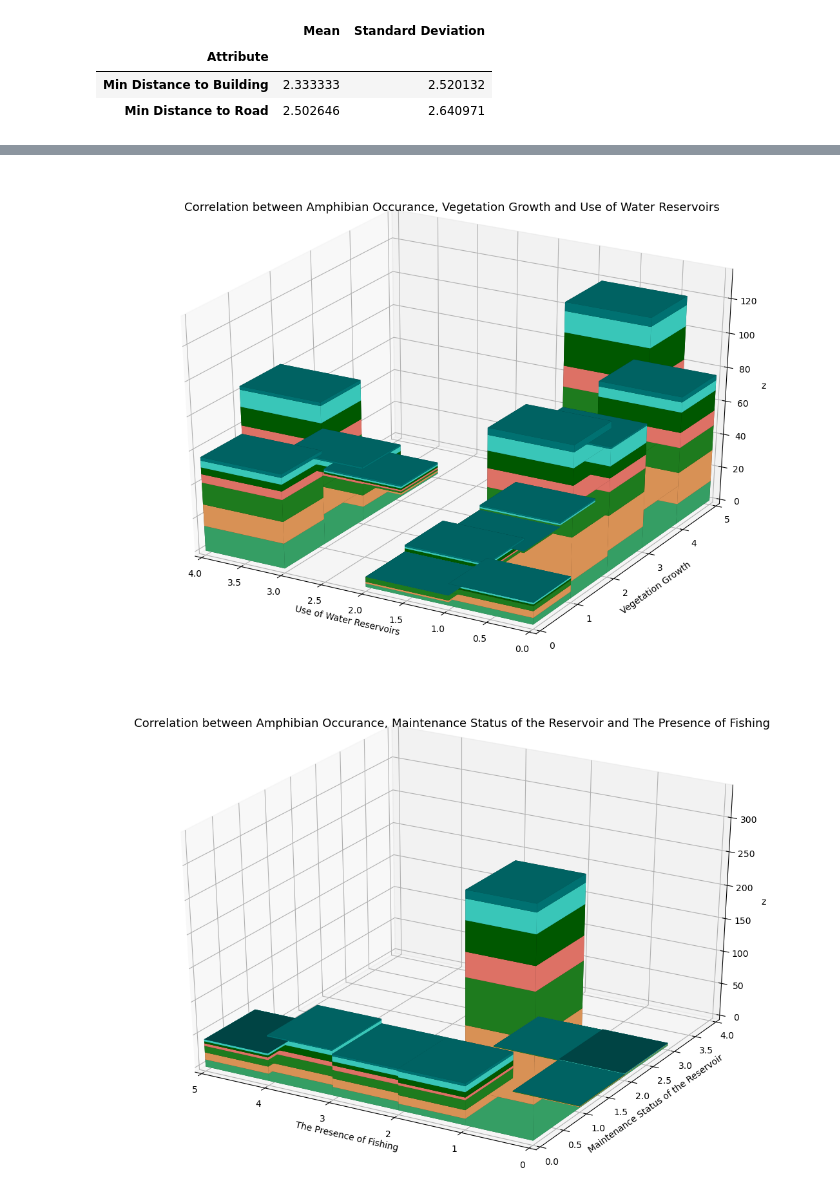
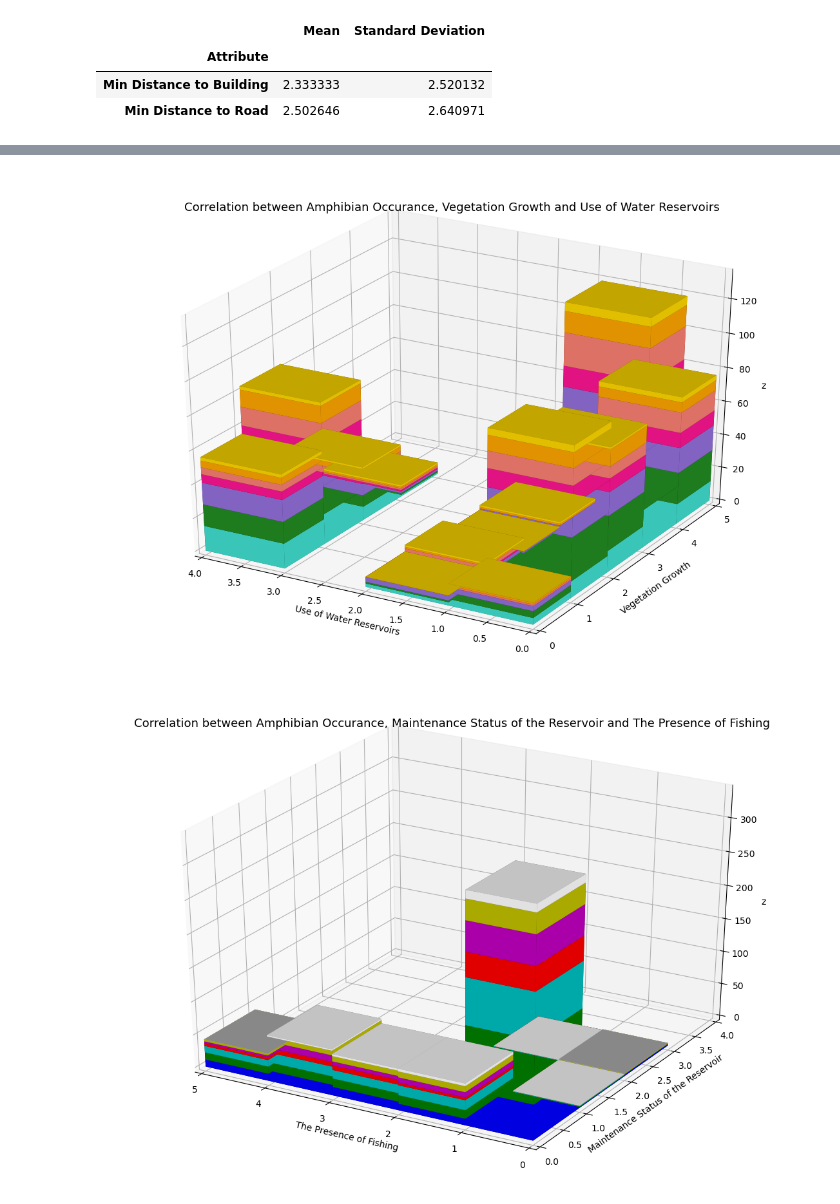
Before and after one commit to Jerry2001/Data_Mining, a Jupyter notebook: Amphibian/Amphibian_Analyze.ipynb, the cells around one changed output, grey strips where cells are left out. Drawn from its saved outputs; the diff is of its cells as text; code cells hidden in the pictures.

Commit message:
Update color

```diff
--- a/Amphibian/Amphibian_Analyze.ipynb
+++ b/Amphibian/Amphibian_Analyze.ipynb
@@ -16,8 +16,10 @@ mainDF = mainDF.drop(columns = ['ID', 'Motorway'])
 amphibian =  mainDF.iloc[:, -7:]
 amphibianCount = (amphibian == 1).sum()
 
-colorMap = ['mediumseagreen', 'sandybrown', 'forestgreen', 'salmon', 'darkgreen',  'turquoise', 'teal']
+#colorMap = ['mediumseagreen', 'sandybrown', 'forestgreen', 'salmon', 'darkgreen',  'turquoise', 'teal']
 #colorMap = ['b', 'g', 'c', 'r', 'm',  'y', 'w']
+colorMap = ['turquoise', 'forestgreen',  'mediumpurple', 'deeppink', 'salmon', 'orange', 'gold']
+
 plt.title('Total Occurence of Each Amphibian Species', fontsize = 14)
 plt.ylabel('Occurence', fontsize = 13)
 plt.xlabel('Species', fontsize = 13)
@@ -485,7 +487,7 @@ plt.xlabel('Use of Water Reservoirs', fontsize = 10)
 plt.gca().invert_xaxis()
 #plt.legend(loc=0)
 # %% [output]
-[figure, old version]
+[figure, new version]
 # %%
 pair = []
 xpos = []
@@ -589,35 +591,35 @@ for i in range(len(ftData[0])):
 
 for i in range(len(tfData[0])):
     dz[4][encode[str(tfData[0][i]) + str(tfData[1][i])]] += 1
 
 for i in range(len(cnData[0])):
     dz[5][encode[str(cnData[0][i]) + str(cnData[1][i])]] += 1
 
 for i in range(len(gnData[0])):
     dz[6][encode[str(gnData[0][i]) + str(gnData[1][i])]] += 1
 
 fig = plt.figure(figsize=(14,10), dpi= 100)
 ax = fig.add_subplot(111, projection = "3d")
 
 ax.set_xlabel("x")
 ax.set_ylabel("y")
 ax.set_zlabel("z")
 ax.set_xlim3d(0,5)
 ax.set_ylim3d(0,4)
 
 _zpos = zpos
 
 for i in range(7):
-    ax.bar3d(xpos, ypos, _zpos, dx, dy, dz[i], color=colorMap[i])
+    ax.bar3d(xpos, ypos, _zpos, dx, dy, dz[i], color=['b', 'g', 'c', 'r', 'm',  'y', 'w'][i])
     _zpos += dz[i]
 
 plt.title('Correlation between Amphibian Occurance, Maintenance Status of the Reservoir and The Presence of Fishing', fontsize = 13)
 plt.ylabel('Maintenance Status of the Reservoir', fontsize = 10)
 plt.xlabel('The Presence of Fishing', fontsize = 10)
 plt.gca().invert_xaxis()
 #plt.legend(loc=0)
 # %% [output]
-[figure, old version]
+[figure, new version]
 # %%
 pair = []
 xpos = []
```
Also changed, not shown: parts of 6 cells of this notebook.
